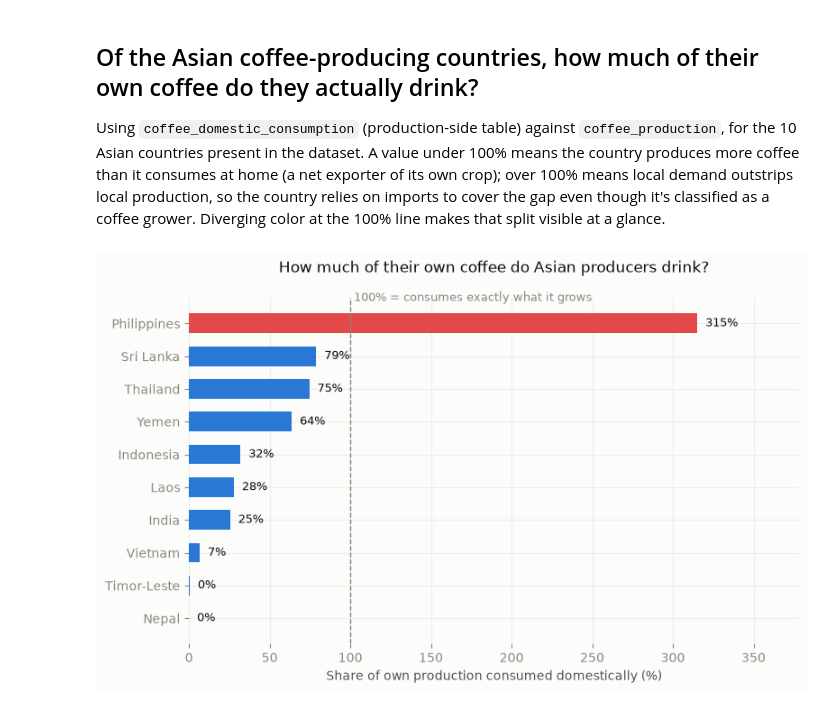
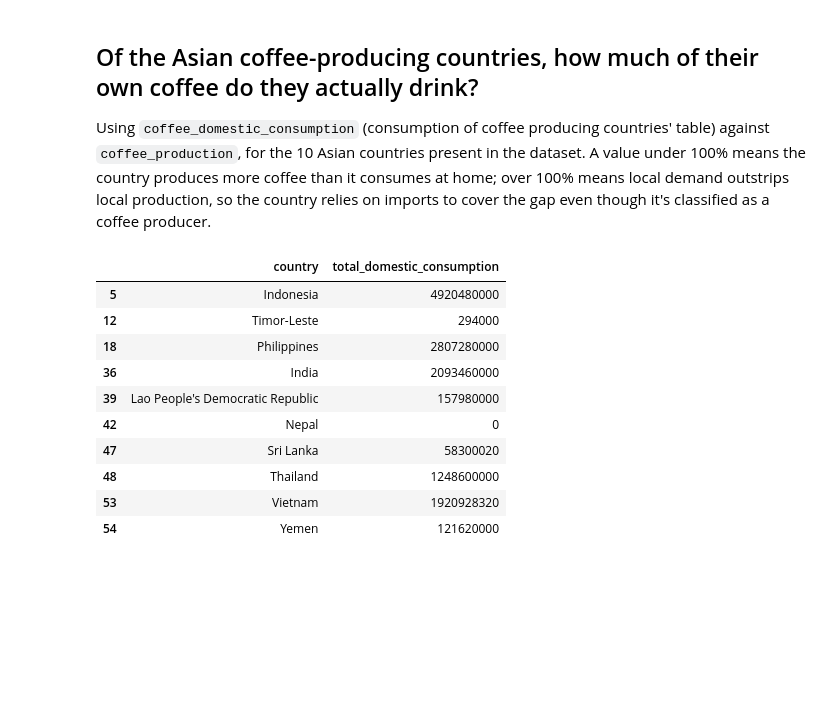
Before and after one commit to kwongheng/coffee_production, a Jupyter notebook: notebooks/consumption_asia.ipynb, the cells around one changed output. Drawn from its saved outputs; the diff is of its cells as text; code cells hidden in the pictures; blank space fills up the shorter version.

Commit message:
coffee producing countries and re-exporting countries map final jupyter files for map and coffee consumption updated consumption_asia.ipynb

```diff
--- a/notebooks/consumption_asia.ipynb
+++ b/notebooks/consumption_asia.ipynb
@@ -39,62 +41,30 @@ engine = get_engine()
 # %% [markdown]
 ## Of the Asian coffee-producing countries, how much of their own coffee do they actually drink?
 
-Using `coffee_domestic_consumption` (production-side table) against `coffee_production`, for the 10 Asian countries present in the dataset. A value under 100% means the country produces more coffee than it consumes at home (a net exporter of its own crop); over 100% means local demand outstrips local production, so the country relies on imports to cover the gap even though it's classified as a coffee grower. Diverging color at the 100% line makes that split visible at a glance.
+Using `coffee_domestic_consumption` (consumption of coffee producing countries' table) against `coffee_production`, for the 10 Asian countries present in the dataset. A value under 100% means the country produces more coffee than it consumes at home; over 100% means local demand outstrips local production, so the country relies on imports to cover the gap even though it's classified as a coffee producer.
 # %%
-BLUE, ORANGE, AQUA, YELLOW, MAGENTA, GREEN, VIOLET, RED = (
-    "#2a78d6", "#eb6834", "#1baf7a", "#eda100",
-    "#e87ba4", "#008300", "#4a3aa7", "#e34948",
-)
-MUTED, GRID = "#898781", "#e1e0d9"
+# extract coffee_domestic_consumption and coffee_production tables with all columns from proesgres database
+domestic = pd.read_sql("SELECT * FROM coffee_domestic_consumption", engine)
+production = pd.read_sql("SELECT * FROM coffee_production", engine)
 
-plt.rcParams.update({
-    "figure.facecolor": "#fcfcfb", "axes.facecolor": "#fcfcfb",
-    "axes.edgecolor": "#c3c2b7", "axes.grid": True,
-    "grid.color": GRID, "grid.linewidth": 0.8, "axes.axisbelow": True,
-    "text.color": "#0b0b0b", "axes.labelcolor": "#52514e",
-    "xtick.color": MUTED, "ytick.color": MUTED,
-})
-
-YEAR_COLS = [str(y) for y in range(1990, 2020)]
-
-ASIA_PRODUCERS = [
+# a list of all coffee producing asian countries
+asia_producers = [
     "India", "Indonesia", "Lao People's Democratic Republic", "Nepal",
     "Philippines", "Sri Lanka", "Thailand", "Timor-Leste", "Vietnam", "Yemen",
 ]
-DISPLAY_NAMES = {"Lao People's Democratic Republic": "Laos"}
 
-domestic = pd.read_sql("SELECT * FROM coffee_domestic_consumption", engine)
-production = pd.read_sql("SELECT * FROM coffee_production", engine)
-
-asia_domestic = domestic[domestic["country"].isin(ASIA_PRODUCERS)][["country", "total_domestic_consumption"]]
-asia_production = production[production["country"].isin(ASIA_PRODUCERS)][["country", "total_production"]]
-
-asia = asia_domestic.merge(asia_production, on="country")
-asia["pct_domestic"] = asia["total_domestic_consumption"] / asia["total_production"] * 100
-asia["country"] = asia["country"].replace(DISPLAY_NAMES)
-asia = asia.sort_values("pct_domestic")
-
-colors = [RED if v > 100 else BLUE for v in asia["pct_domestic"]]
-
-fig, ax = plt.subplots(figsize=(8, 5))
-bars = ax.barh(asia["country"], asia["pct_domestic"], color=colors, height=0.6)
-
-ax.axvline(100, color=MUTED, linewidth=1, linestyle="--")
-ax.text(100, len(asia) - 0.4, " 100% = consumes exactly what it grows",
-        color=MUTED, fontsize=9, va="bottom")
-
-for bar, value in zip(bars, asia["pct_domestic"]):
-    ax.text(value + 5, bar.get_y() + bar.get_height() / 2, f"{value:.0f}%",
-            va="center", ha="left", fontsize=9, color="#0b0b0b")
-
-ax.set_xlabel("Share of own production consumed domestically (%)")
-ax.set_ylabel("")
-ax.set_title(
-    "How much of their own coffee do Asian producers drink?\n"
-)
-ax.set_xlim(0, asia["pct_domestic"].max() * 1.2)
-sns.despine(left=True, bottom=True)
-plt.tight_layout()
-plt.show()
+# filter out rows containing asian countries in domestic table and extract them out with only country and total_consumption column
+asia_domestic = domestic[domestic["country"].isin(asia_producers)][["country", "total_domestic_consumption"]]
+asia_domestic
 # %% [output]
-[figure, removed]
+|  | country | total_domestic_consumption |
+| 5 | Indonesia | 4920480000 |
+| 12 | Timor-Leste | 294000 |
+| 18 | Philippines | 2807280000 |
+| 36 | India | 2093460000 |
+| 39 | Lao People's Democratic Republic | 157980000 |
+| 42 | Nepal | 0 |
+| 47 | Sri Lanka | 58300020 |
+| 48 | Thailand | 1248600000 |
+| 53 | Vietnam | 1920928320 |
+| 54 | Yemen | 121620000 |
```
Also changed, not shown: parts of 6 cells of this notebook.
